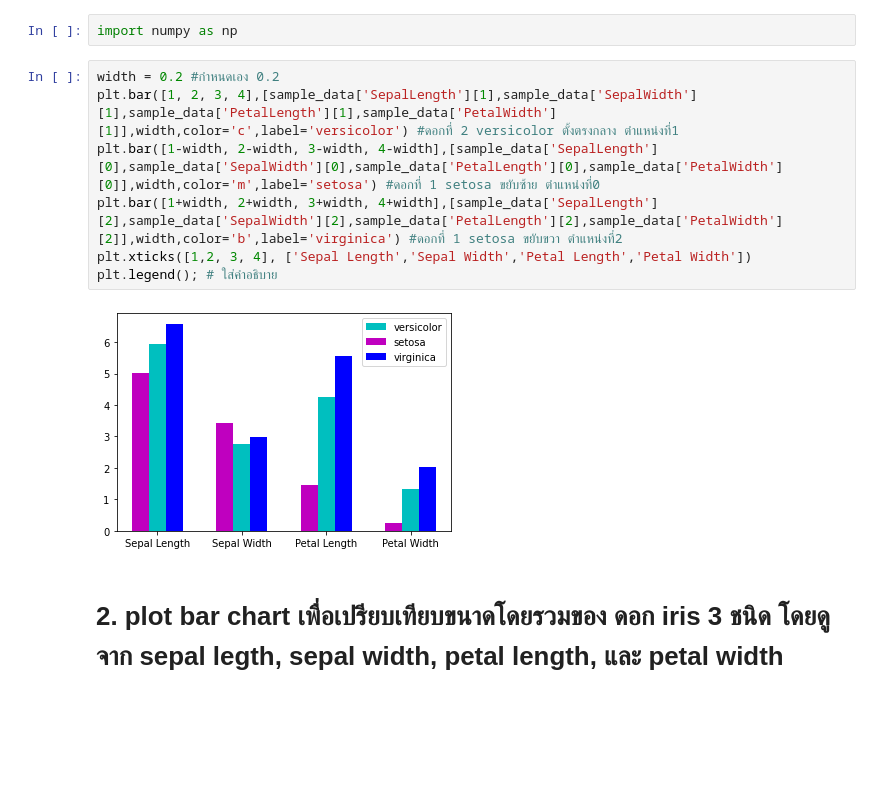
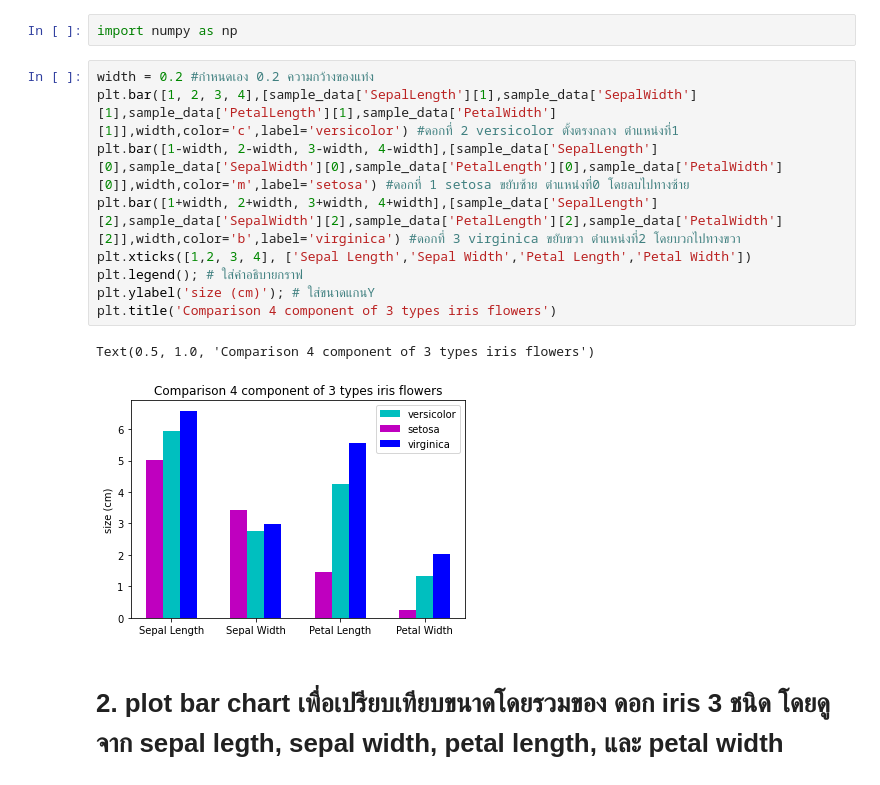
Before and after one commit to Khemapsorn/data_viz_2022, a Jupyter notebook: Dataviz04_Data_Comparison.ipynb, the cells around one changed output. Saved outputs shown, nothing was run; the diff lists cells and outputs as text; blank space fills up the shorter version.

```diff
--- a/Dataviz04_Data_Comparison.ipynb
+++ b/Dataviz04_Data_Comparison.ipynb
@@ -324,14 +324,17 @@ plt.legend();
 # %%
 import numpy as np
 # %%
-width = 0.2 #กำหนดเอง 0.2
+width = 0.2 #กำหนดเอง 0.2 ความกว้างของแท่ง
 plt.bar([1, 2, 3, 4],[sample_data['SepalLength'][1],sample_data['SepalWidth'][1],sample_data['PetalLength'][1],sample_data['PetalWidth'][1]],width,color='c',label='versicolor') #ดอกที่ 2 versicolor ตั้งตรงกลาง ตำแหน่งที่1
-plt.bar([1-width, 2-width, 3-width, 4-width],[sample_data['SepalLength'][0],sample_data['SepalWidth'][0],sample_data['PetalLength'][0],sample_data['PetalWidth'][0]],width,color='m',label='setosa') #ดอกที่ 1 setosa ขยับซ้าย ตำแหน่งที่0
-plt.bar([1+width, 2+width, 3+width, 4+width],[sample_data['SepalLength'][2],sample_data['SepalWidth'][2],sample_data['PetalLength'][2],sample_data['PetalWidth'][2]],width,color='b',label='virginica') #ดอกที่ 1 setosa ขยับขวา ตำแหน่งที่2
+plt.bar([1-width, 2-width, 3-width, 4-width],[sample_data['SepalLength'][0],sample_data['SepalWidth'][0],sample_data['PetalLength'][0],sample_data['PetalWidth'][0]],width,color='m',label='setosa') #ดอกที่ 1 setosa ขยับซ้าย ตำแหน่งที่0 โดยลบไปทางซ้าย
+plt.bar([1+width, 2+width, 3+width, 4+width],[sample_data['SepalLength'][2],sample_data['SepalWidth'][2],sample_data['PetalLength'][2],sample_data['PetalWidth'][2]],width,color='b',label='virginica') #ดอกที่ 3 virginica ขยับขวา ตำแหน่งที่2 โดยบวกไปทางขวา
 plt.xticks([1,2, 3, 4], ['Sepal Length','Sepal Width','Petal Length','Petal Width'])
-plt.legend(); # ใส่คำอธิบาย
+plt.legend(); # ใส่คำอธิบายกราฟ
+plt.ylabel('size (cm)'); # ใส่ขนาดแกนY
+plt.title('Comparison 4 component of 3 types iris flowers')
 # %% [output]
+Text(0.5, 1.0, 'Comparison 4 component of 3 types iris flowers')
-[figure, old version]
+[figure, new version]
 # %% [markdown]
 # 2. plot bar chart เพื่อเปรียบเทียบขนาดโดยรวมของ ดอก iris 3 ชนิด โดยดูจาก sepal legth, sepal width, petal length, และ petal width
 # %%
```
Also changed, not shown: parts of 15 cells of this notebook.
